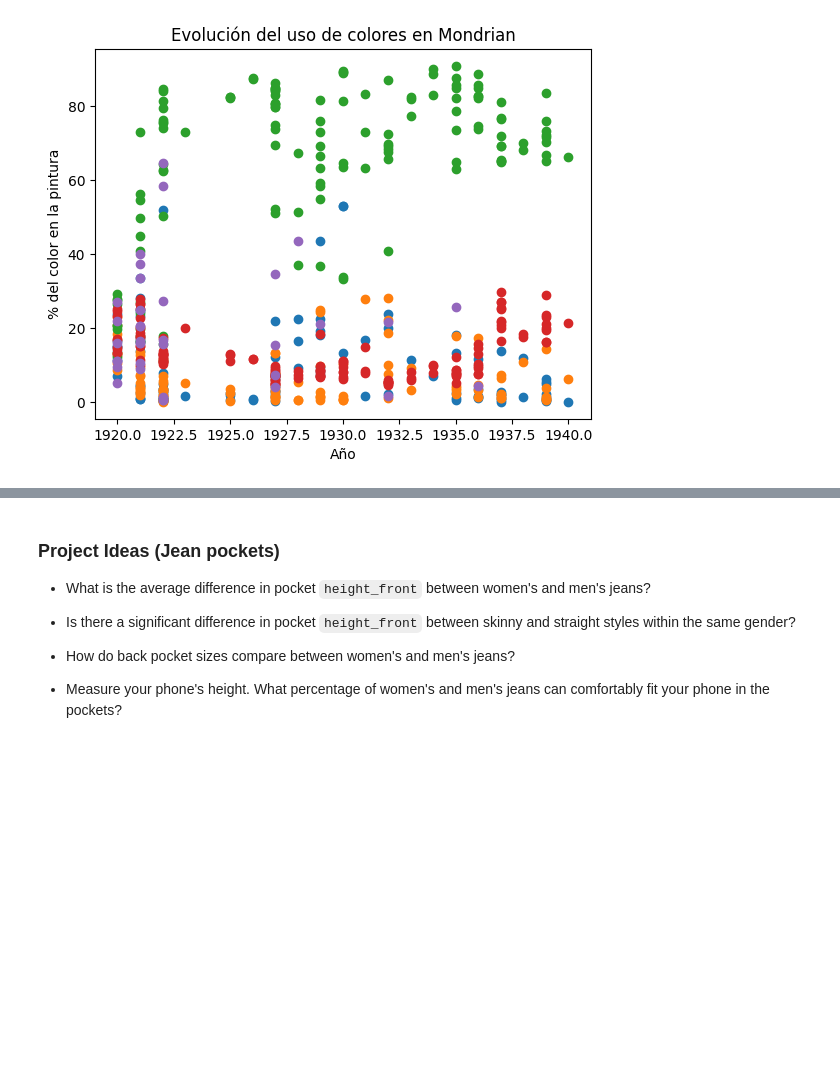
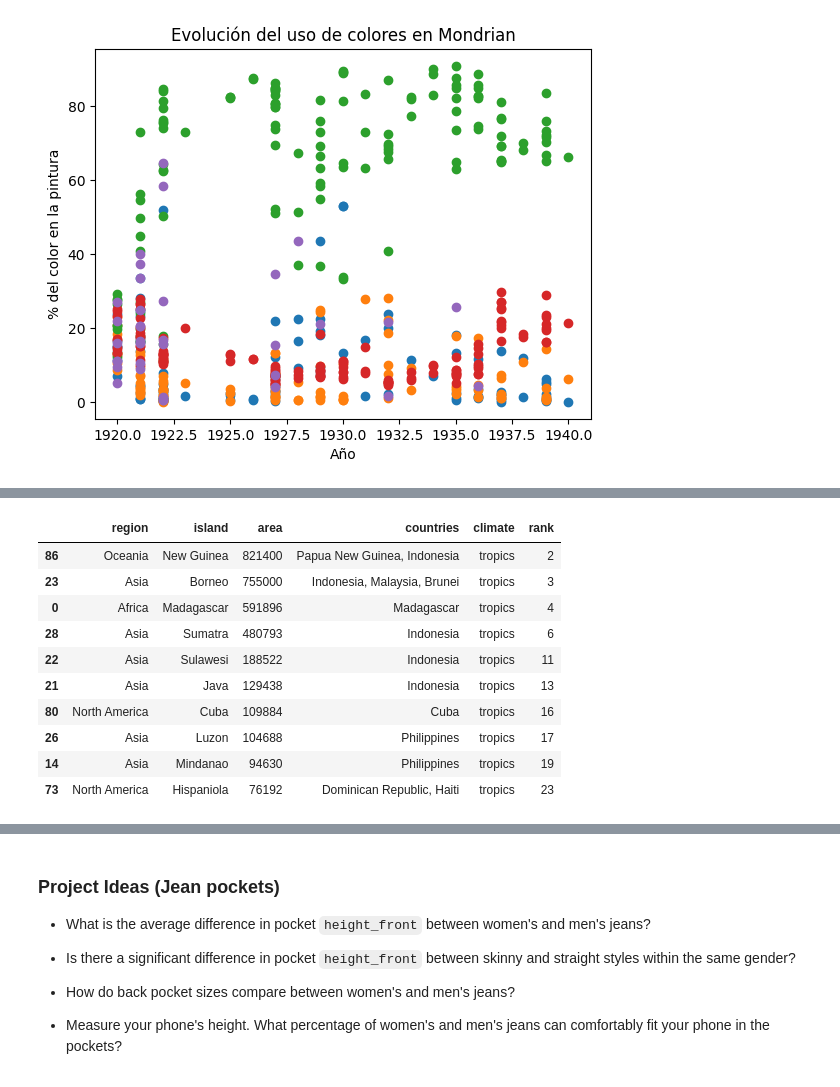
Before and after one commit to Lizbeth-Guerrero/MineriaDeDatos, a Jupyter notebook: Untitled0.ipynb, the cells around one changed output, grey strips where cells are left out. Drawn from its saved outputs; the diff is of its cells as text; code cells hidden in the pictures; blank space fills up the shorter version.

```diff
--- a/Untitled0.ipynb
+++ b/Untitled0.ipynb
@@ -1123,0 +1133,17 @@ plt.show()
+# %%
+# What are the 10 largest islands in the tropics?
+tropics = df.query('climate ==  "tropics"')
+tropics = tropics.sort_values('area',ascending = False).head(10)
+tropics
+# %% [output]
+|  | region | island | area | countries | climate | rank |
+| 86 | Oceania | New Guinea | 821400 | Papua New Guinea, Indonesia | tropics | 2 |
+| 23 | Asia | Borneo | 755000 | Indonesia, Malaysia, Brunei | tropics | 3 |
+| 0 | Africa | Madagascar | 591896 | Madagascar | tropics | 4 |
+| 28 | Asia | Sumatra | 480793 | Indonesia | tropics | 6 |
+| 22 | Asia | Sulawesi | 188522 | Indonesia | tropics | 11 |
+| 21 | Asia | Java | 129438 | Indonesia | tropics | 13 |
+| 80 | North America | Cuba | 109884 | Cuba | tropics | 16 |
+| 26 | Asia | Luzon | 104688 | Philippines | tropics | 17 |
+| 14 | Asia | Mindanao | 94630 | Philippines | tropics | 19 |
+| 73 | North America | Hispaniola | 76192 | Dominican Republic, Haiti | tropics | 23 |
```
Also changed, not shown: parts of 7 cells of this notebook.
